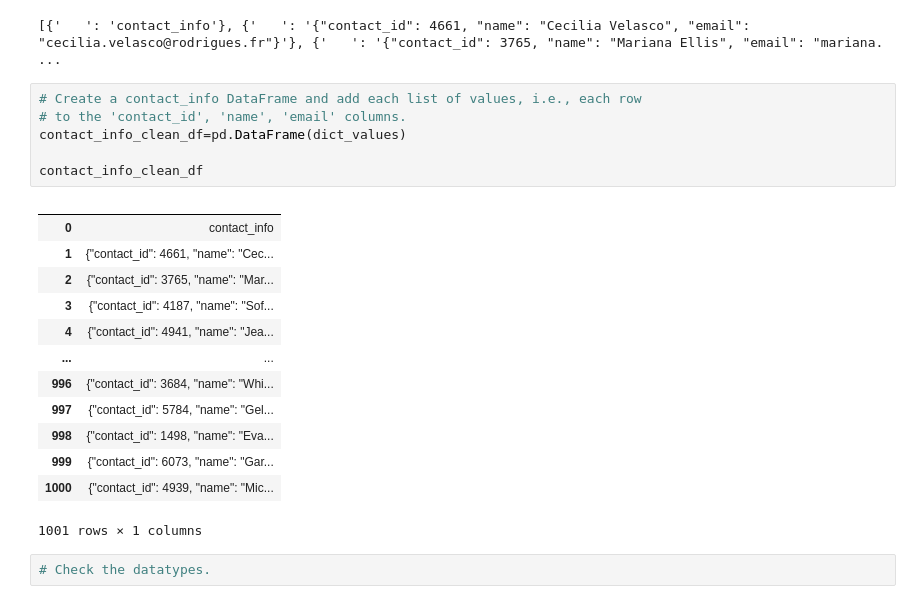
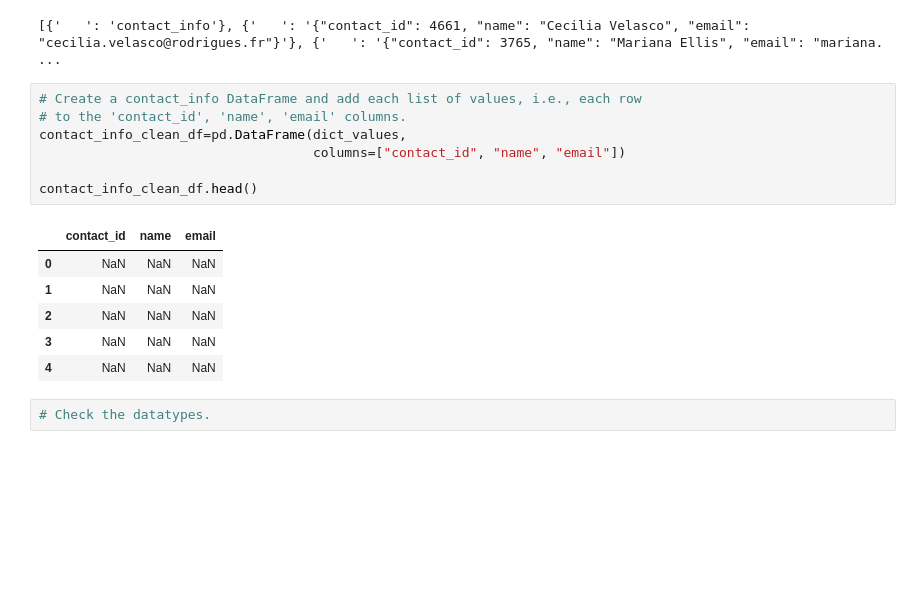
Before and after one commit to annelise0v0/Crowdfunding_ETL, a Jupyter notebook: Sanja /ETL_Mini_Project_SRomanishan.ipynb, the cells around one changed output. Drawn from its saved outputs; the diff is of its cells as text; blank space fills up the shorter version.

```diff
--- a/Sanja /ETL_Mini_Project_SRomanishan.ipynb
+++ b/Sanja /ETL_Mini_Project_SRomanishan.ipynb
@@ -334,23 +334,17 @@ print(dict_values)
 # %%
 # Create a contact_info DataFrame and add each list of values, i.e., each row
 # to the 'contact_id', 'name', 'email' columns.
-contact_info_clean_df=pd.DataFrame(dict_values)
+contact_info_clean_df=pd.DataFrame(dict_values,
+                                   columns=["contact_id", "name", "email"])
 
-contact_info_clean_df
+contact_info_clean_df.head()
 # %% [output]
-|  |  |
-| 0 | contact_info |
-| 1 | {"contact_id": 4661, "name": "Cec... |
-| 2 | {"contact_id": 3765, "name": "Mar... |
-| 3 | {"contact_id": 4187, "name": "Sof... |
-| 4 | {"contact_id": 4941, "name": "Jea... |
-| ... | ... |
-| 996 | {"contact_id": 3684, "name": "Whi... |
-| 997 | {"contact_id": 5784, "name": "Gel... |
-| 998 | {"contact_id": 1498, "name": "Eva... |
-| 999 | {"contact_id": 6073, "name": "Gar... |
-| 1000 | {"contact_id": 4939, "name": "Mic... |
+|  | contact_id | name | email |
+| 0 | NaN | NaN | NaN |
+| 1 | NaN | NaN | NaN |
+| 2 | NaN | NaN | NaN |
+| 3 | NaN | NaN | NaN |
+| 4 | NaN | NaN | NaN |
-1001 rows × 1 columns
 # %%
 # Check the datatypes.
 # %% [output]
```
